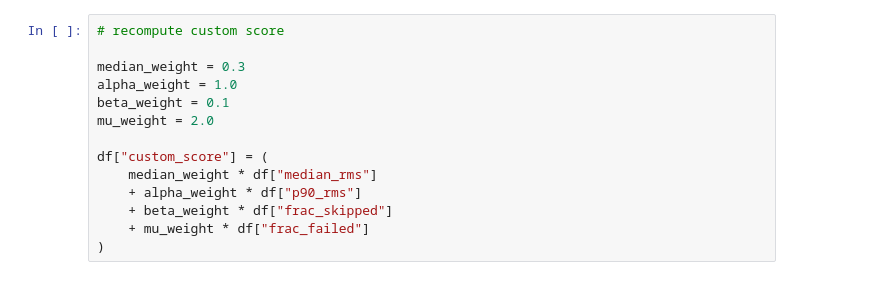
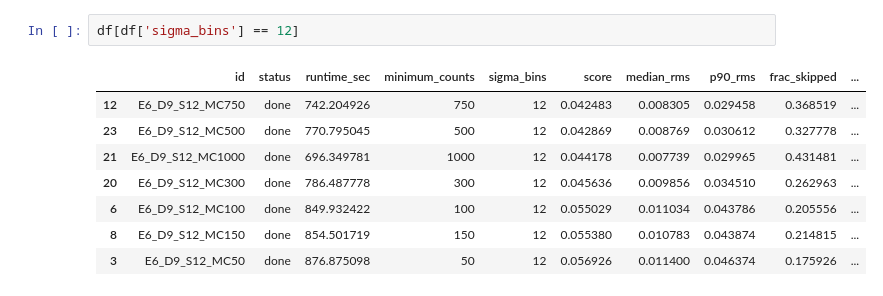
Before and after one commit to ElseSchnabele/kingmaker_fitting_parallization, a Jupyter notebook: likelihood_analysis/notebooks/analyze_quality_scans.ipynb, the cells around one changed output. Drawn from its saved outputs; the diff is of its cells as text.

```diff
--- a/likelihood_analysis/notebooks/analyze_quality_scans.ipynb
+++ b/likelihood_analysis/notebooks/analyze_quality_scans.ipynb
@@ -87,17 +113,14 @@ for metric in metrics:
-# %%
-# recompute custom score
-
-median_weight = 0.3
-alpha_weight = 1.0
-beta_weight = 0.1
-mu_weight = 2.0
-
-df["custom_score"] = (
-    median_weight * df["median_rms"]
-    + alpha_weight * df["p90_rms"]
-    + beta_weight * df["frac_skipped"]
-    + mu_weight * df["frac_failed"]
-)
+# %%
+df[df['sigma_bins'] == 12]
+# %% [output]
+|  | id | status | runtime_sec | minimum_counts | sigma_bins | score | median_rms | p90_rms | frac_skipped | ... |
+| 12 | E6_D9_S12_MC750 | done | 742.204926 | 750 | 12 | 0.042483 | 0.008305 | 0.029458 | 0.368519 | ... |
+| 23 | E6_D9_S12_MC500 | done | 770.795045 | 500 | 12 | 0.042869 | 0.008769 | 0.030612 | 0.327778 | ... |
+| 21 | E6_D9_S12_MC1000 | done | 696.349781 | 1000 | 12 | 0.044178 | 0.007739 | 0.029965 | 0.431481 | ... |
+| 20 | E6_D9_S12_MC300 | done | 786.487778 | 300 | 12 | 0.045636 | 0.009856 | 0.034510 | 0.262963 | ... |
+| 6 | E6_D9_S12_MC100 | done | 849.932422 | 100 | 12 | 0.055029 | 0.011034 | 0.043786 | 0.205556 | ... |
+| 8 | E6_D9_S12_MC150 | done | 854.501719 | 150 | 12 | 0.055380 | 0.010783 | 0.043874 | 0.214815 | ... |
+| 3 | E6_D9_S12_MC50 | done | 876.875098 | 50 | 12 | 0.056926 | 0.011400 | 0.046374 | 0.175926 | ... |
 # %%
 import matplotlib.pyplot as plt
 
```
Also changed, not shown: parts of 11 cells of this notebook, 8 other files.
